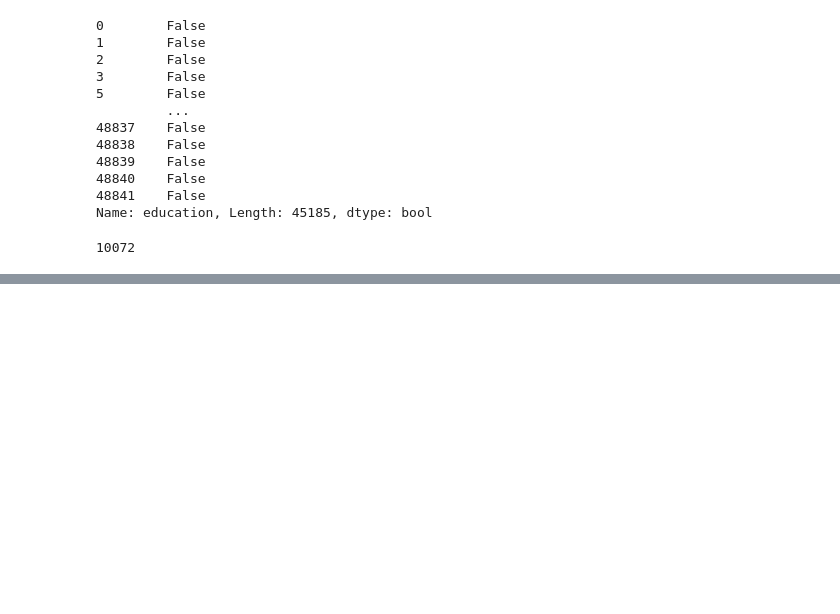
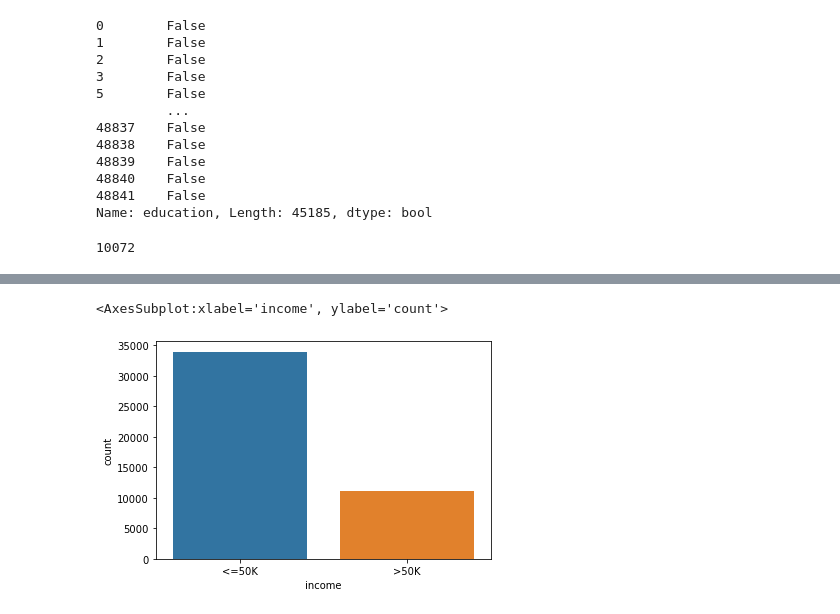
Before and after one commit to devpeak/Pandas, a Jupyter notebook: adult-dataset-project3.ipynb, the cells around one changed output, grey strips where cells are left out. Drawn from its saved outputs; the diff is of its cells as text; code cells hidden in the pictures; blank space fills up the shorter version.

```diff
--- a/adult-dataset-project3.ipynb
+++ b/adult-dataset-project3.ipynb
@@ -690,0 +731,5 @@ sum(df['education'].isin(['Bachelors','Masters']))
+# %%
+sns.countplot('income',data=df)
+# %% [output]
+<AxesSubplot:xlabel='income', ylabel='count'>
+[figure, added]
```
Also changed, not shown: parts of 44 cells of this notebook.
